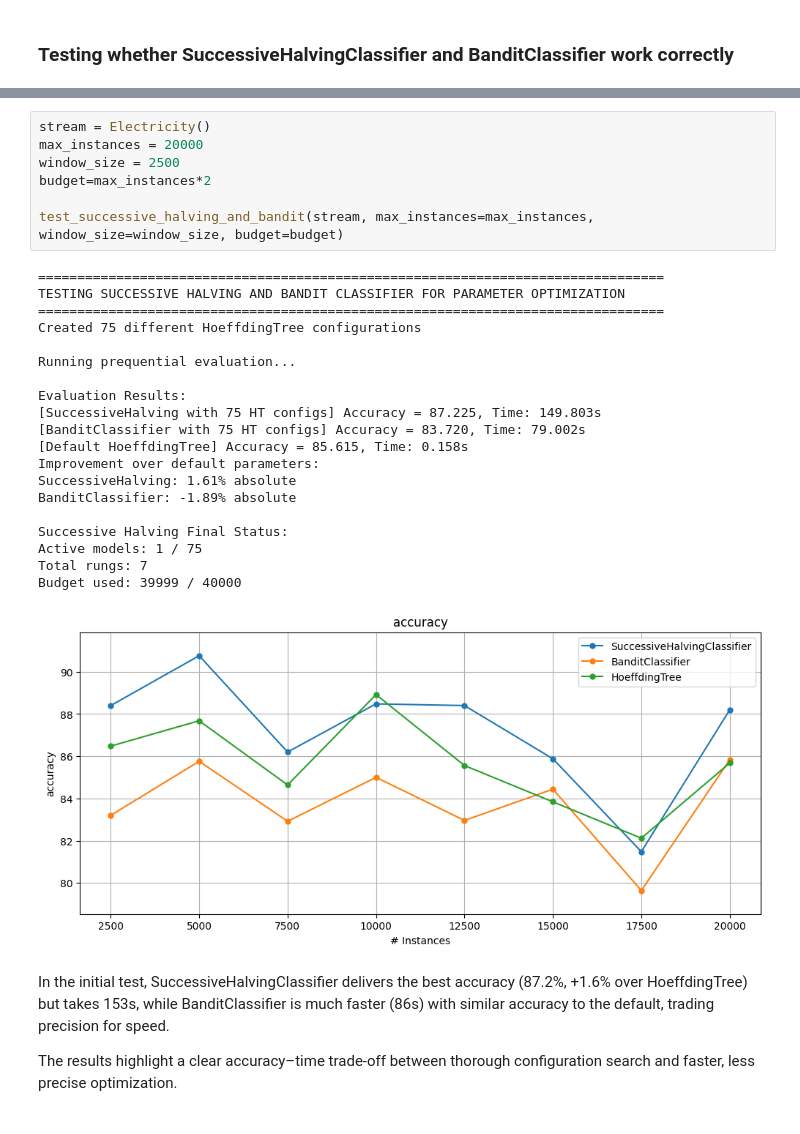
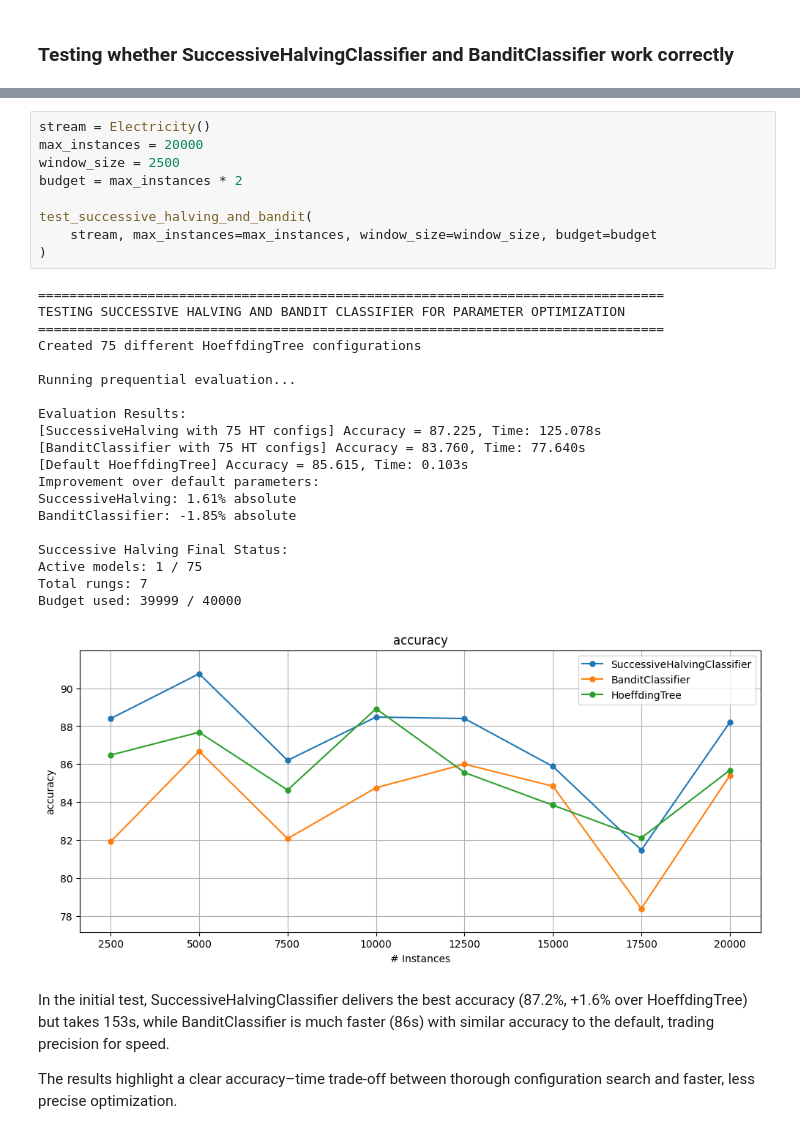
Before and after one commit to adaptive-machine-learning/CapyMOA, a Jupyter notebook: notebooks/09_automl.ipynb, the cells around one changed output, grey strips where cells are left out. Cells and saved outputs as stored; diff of their text form.

```diff
--- a/notebooks/09_automl.ipynb
+++ b/notebooks/09_automl.ipynb
@@ -343,31 +395,33 @@ def test_successive_halving_and_bandit(stream, max_instances=20000, window_size=
 # %%
 stream = Electricity()
 max_instances = 20000
 window_size = 2500
-budget=max_instances*2
+budget = max_instances * 2
 
-test_successive_halving_and_bandit(stream, max_instances=max_instances, window_size=window_size, budget=budget)
+test_successive_halving_and_bandit(
+    stream, max_instances=max_instances, window_size=window_size, budget=budget
+)
 # %% [output]
 ================================================================================
 TESTING SUCCESSIVE HALVING AND BANDIT CLASSIFIER FOR PARAMETER OPTIMIZATION
 ================================================================================
 Created 75 different HoeffdingTree configurations
 
 Running prequential evaluation...
 
 Evaluation Results:
-[SuccessiveHalving with 75 HT configs] Accuracy = 87.225, Time: 149.803s
-[BanditClassifier with 75 HT configs] Accuracy = 83.720, Time: 79.002s
-[Default HoeffdingTree] Accuracy = 85.615, Time: 0.158s
+[SuccessiveHalving with 75 HT configs] Accuracy = 87.225, Time: 125.078s
+[BanditClassifier with 75 HT configs] Accuracy = 83.760, Time: 77.640s
+[Default HoeffdingTree] Accuracy = 85.615, Time: 0.103s
 Improvement over default parameters:
 SuccessiveHalving: 1.61% absolute
-BanditClassifier: -1.89% absolute
+BanditClassifier: -1.85% absolute
 
 Successive Halving Final Status:
 Active models: 1 / 75
 Total rungs: 7
 Budget used: 39999 / 40000
-[figure, old version]
+[figure, new version]
 # %% [markdown]
 In the initial test, SuccessiveHalvingClassifier delivers the best accuracy (87.2%, +1.6% over HoeffdingTree) but takes 153s, while BanditClassifier is much faster (86s) with similar accuracy to the default, trading precision for speed.
 
```
Also changed, not shown: parts of 27 cells of this notebook, 3 other files.
